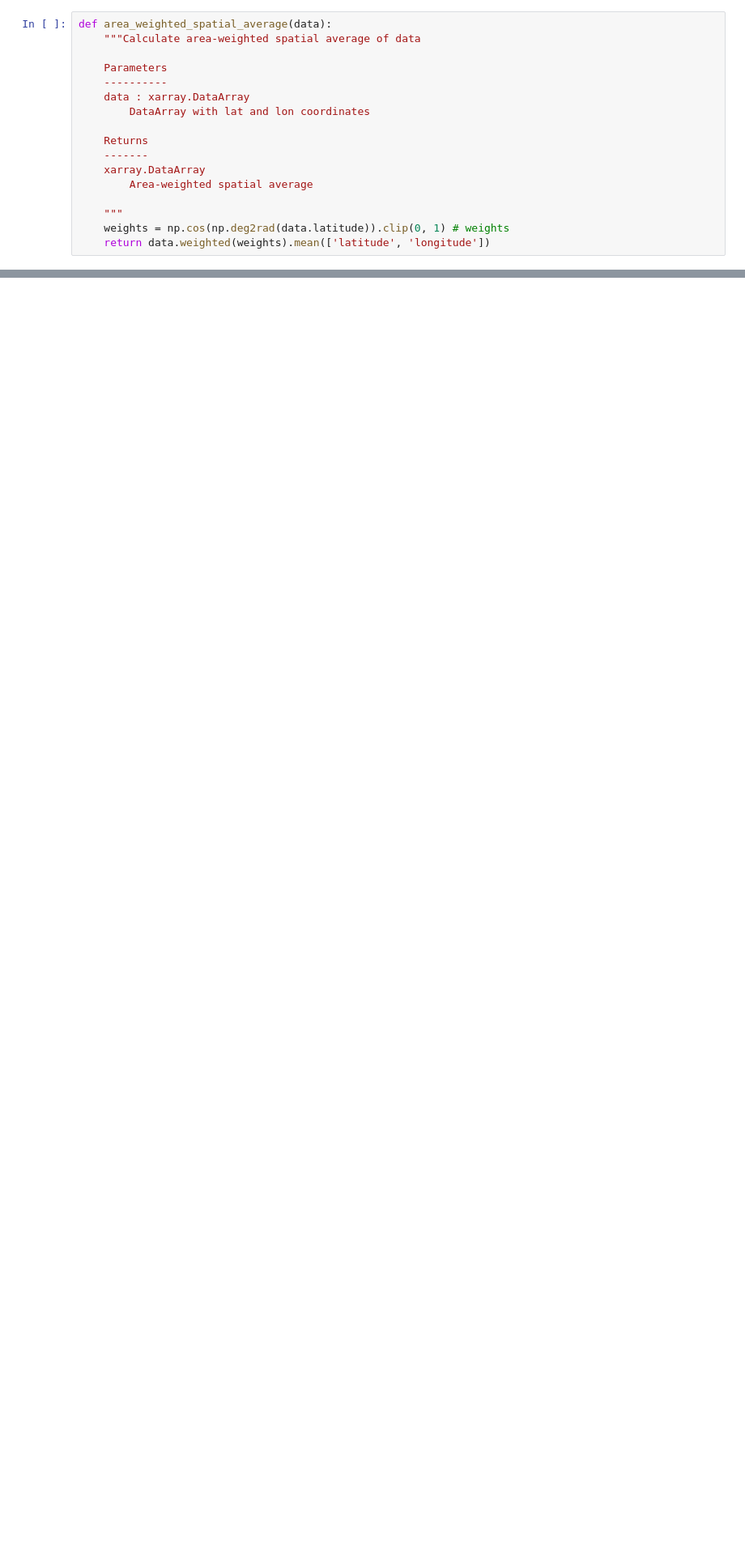
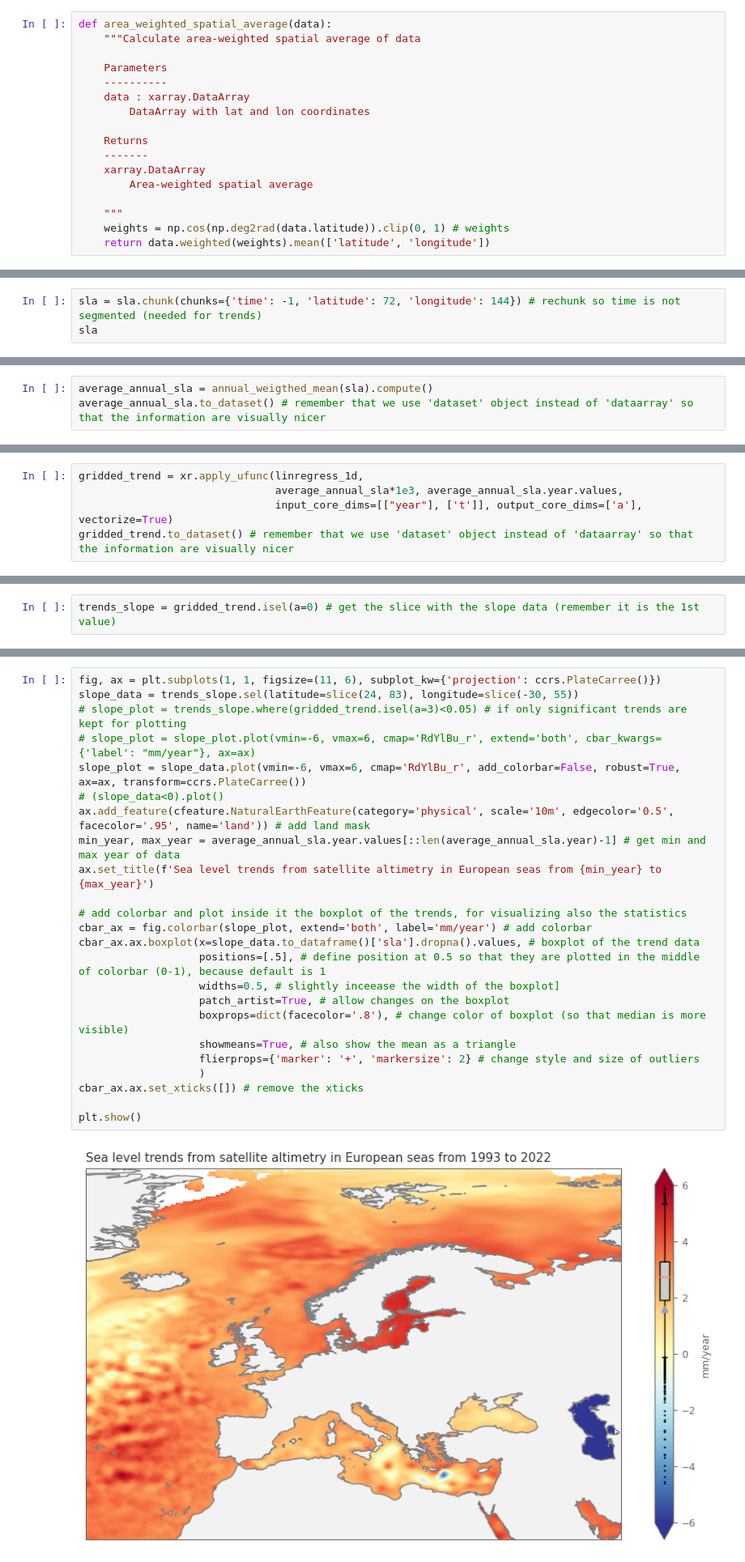
Before and after one commit to ECMWFCode4Earth/sketchbook-earth, a Jupyter notebook: tutorials/04_sea_level/04_sea_level.ipynb, the cells around one changed output, grey strips where cells are left out. Shown: that part at 81% size. Drawn from its saved outputs; the diff is of its cells as text; blank space fills up the shorter version.

```diff
--- a/tutorials/04_sea_level/04_sea_level.ipynb
+++ b/tutorials/04_sea_level/04_sea_level.ipynb
@@ -344,0 +393,3 @@ This requires 30Gb of data and a considerable amount of time for the calculation
+# %%
+sla = sla.chunk(chunks={'time': -1, 'latitude': 72, 'longitude': 144}) # rechunk so time is not segmented (needed for trends)
+sla
@@ -344,0 +424,3 @@ This requires 30Gb of data and a considerable amount of time for the calculation
+# %%
+average_annual_sla = annual_weigthed_mean(sla).compute()
+average_annual_sla.to_dataset() # remember that we use 'dataset' object instead of 'dataarray' so that the information are visually nicer
@@ -344,0 +438,5 @@ This requires 30Gb of data and a considerable amount of time for the calculation
+# %%
+gridded_trend = xr.apply_ufunc(linregress_1d,
+                               average_annual_sla*1e3, average_annual_sla.year.values,
+                               input_core_dims=[["year"], ['t']], output_core_dims=['a'], vectorize=True)
+gridded_trend.to_dataset() # remember that we use 'dataset' object instead of 'dataarray' so that the information are visually nicer
@@ -344,0 +452,2 @@ This requires 30Gb of data and a considerable amount of time for the calculation
+# %%
+trends_slope = gridded_trend.isel(a=0) # get the slice with the slope data (remember it is the 1st value)
@@ -344,0 +456,26 @@ This requires 30Gb of data and a considerable amount of time for the calculation
+# %%
+fig, ax = plt.subplots(1, 1, figsize=(11, 6), subplot_kw={'projection': ccrs.PlateCarree()})
+slope_data = trends_slope.sel(latitude=slice(24, 83), longitude=slice(-30, 55))
+# slope_plot = trends_slope.where(gridded_trend.isel(a=3)<0.05) # if only significant trends are kept for plotting
+# slope_plot = slope_plot.plot(vmin=-6, vmax=6, cmap='RdYlBu_r', extend='both', cbar_kwargs={'label': "mm/year"}, ax=ax)
+slope_plot = slope_data.plot(vmin=-6, vmax=6, cmap='RdYlBu_r', add_colorbar=False, robust=True, ax=ax, transform=ccrs.PlateCarree())
+# (slope_data<0).plot()
+ax.add_feature(cfeature.NaturalEarthFeature(category='physical', scale='10m', edgecolor='0.5', facecolor='.95', name='land')) # add land mask
+min_year, max_year = average_annual_sla.year.values[::len(average_annual_sla.year)-1] # get min and max year of data
+ax.set_title(f'Sea level trends from satellite altimetry in European seas from {min_year} to {max_year}')
+
+# add colorbar and plot inside it the boxplot of the trends, for visualizing also the statistics
+cbar_ax = fig.colorbar(slope_plot, extend='both', label='mm/year') # add colorbar
+cbar_ax.ax.boxplot(x=slope_data.to_dataframe()['sla'].dropna().values, # boxplot of the trend data
+                   positions=[.5], # define position at 0.5 so that they are plotted in the middle of colorbar (0-1), because default is 1
+                   widths=0.5, # slightly inceease the width of the boxplot]
+                   patch_artist=True, # allow changes on the boxplot
+                   boxprops=dict(facecolor='.8'), # change color of boxplot (so that median is more visible)
+                   showmeans=True, # also show the mean as a triangle
+                   flierprops={'marker': '+', 'markersize': 2} # change style and size of outliers
+                   )
+cbar_ax.ax.set_xticks([]) # remove the xticks
+
+plt.show()
+# %% [output]
+[figure, added]
```
Also changed, not shown: parts of 53 cells of this notebook.
